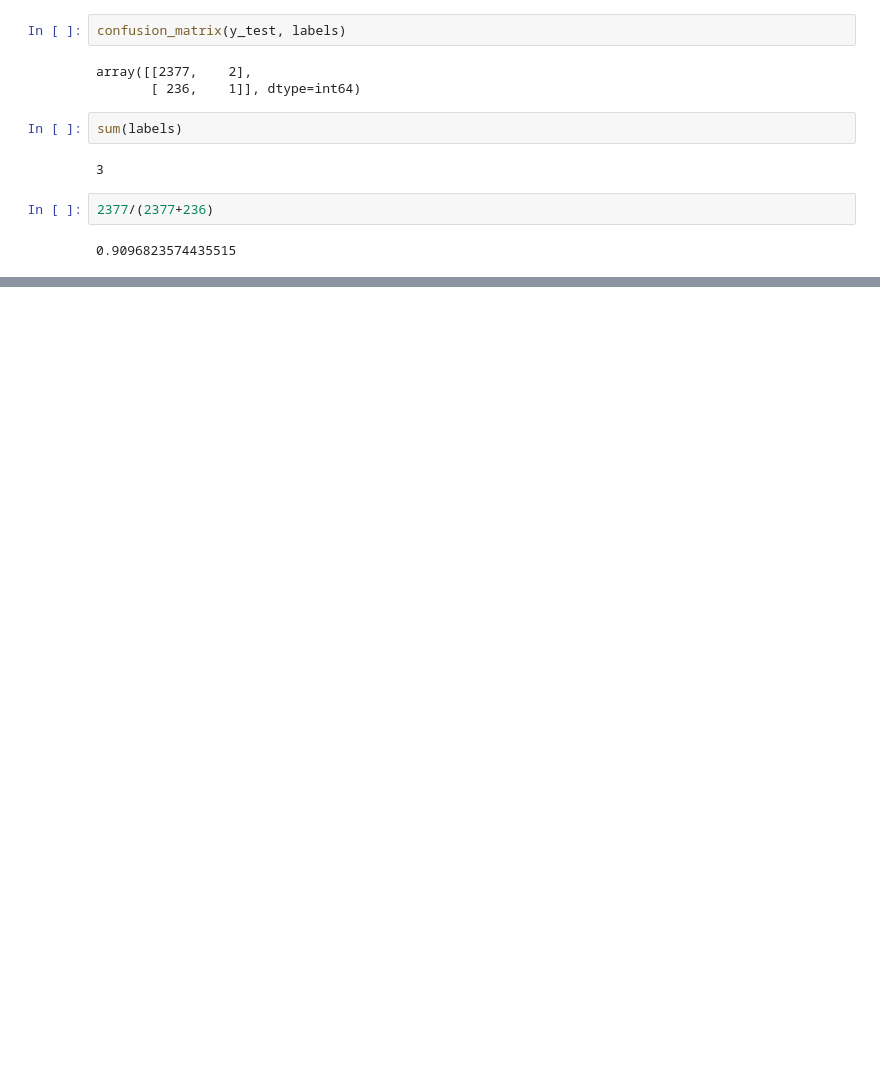
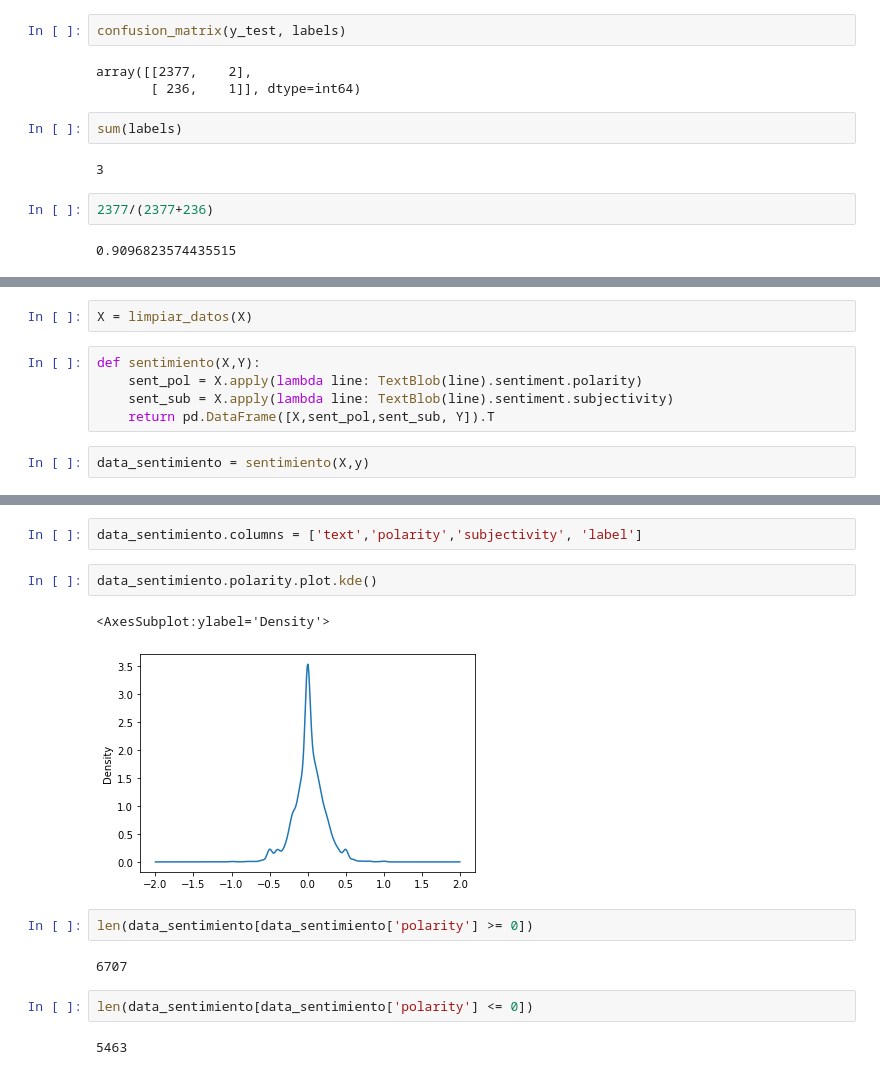
Before and after one commit to patoba/Patronizing_and_Condescending_Language_Detection, a Jupyter notebook: prueba_general.ipynb, the cells around one changed output, grey strips where cells are left out. Drawn from its saved outputs; the diff is of its cells as text; blank space fills up the shorter version.

```diff
--- a/prueba_general.ipynb
+++ b/prueba_general.ipynb
@@ -112,0 +153,9 @@ sum(labels)
+# %%
+X = limpiar_datos(X)
+# %%
+def sentimiento(X,Y):
+    sent_pol = X.apply(lambda line: TextBlob(line).sentiment.polarity)
+    sent_sub = X.apply(lambda line: TextBlob(line).sentiment.subjectivity)
+    return pd.DataFrame([X,sent_pol,sent_sub, Y]).T
+# %%
+data_sentimiento = sentimiento(X,y)
@@ -112,0 +171,15 @@ sum(labels)
+# %%
+data_sentimiento.columns = ['text','polarity','subjectivity', 'label']
+# %%
+data_sentimiento.polarity.plot.kde()
+# %% [output]
+<AxesSubplot:ylabel='Density'>
+[figure, added]
+# %%
+len(data_sentimiento[data_sentimiento['polarity'] >= 0])
+# %% [output]
+6707
+# %%
+len(data_sentimiento[data_sentimiento['polarity'] <= 0])
+# %% [output]
+5463
```
Also changed, not shown: parts of 20 cells of this notebook.
